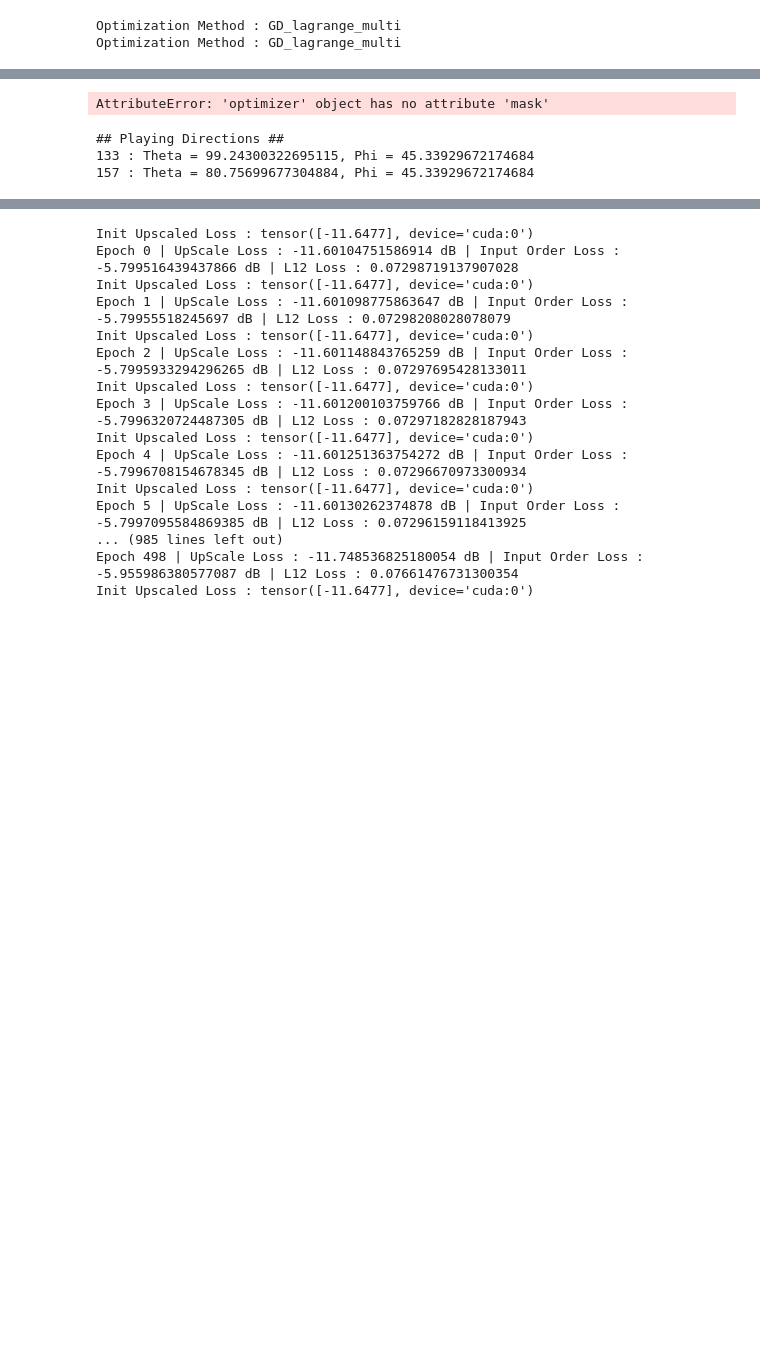
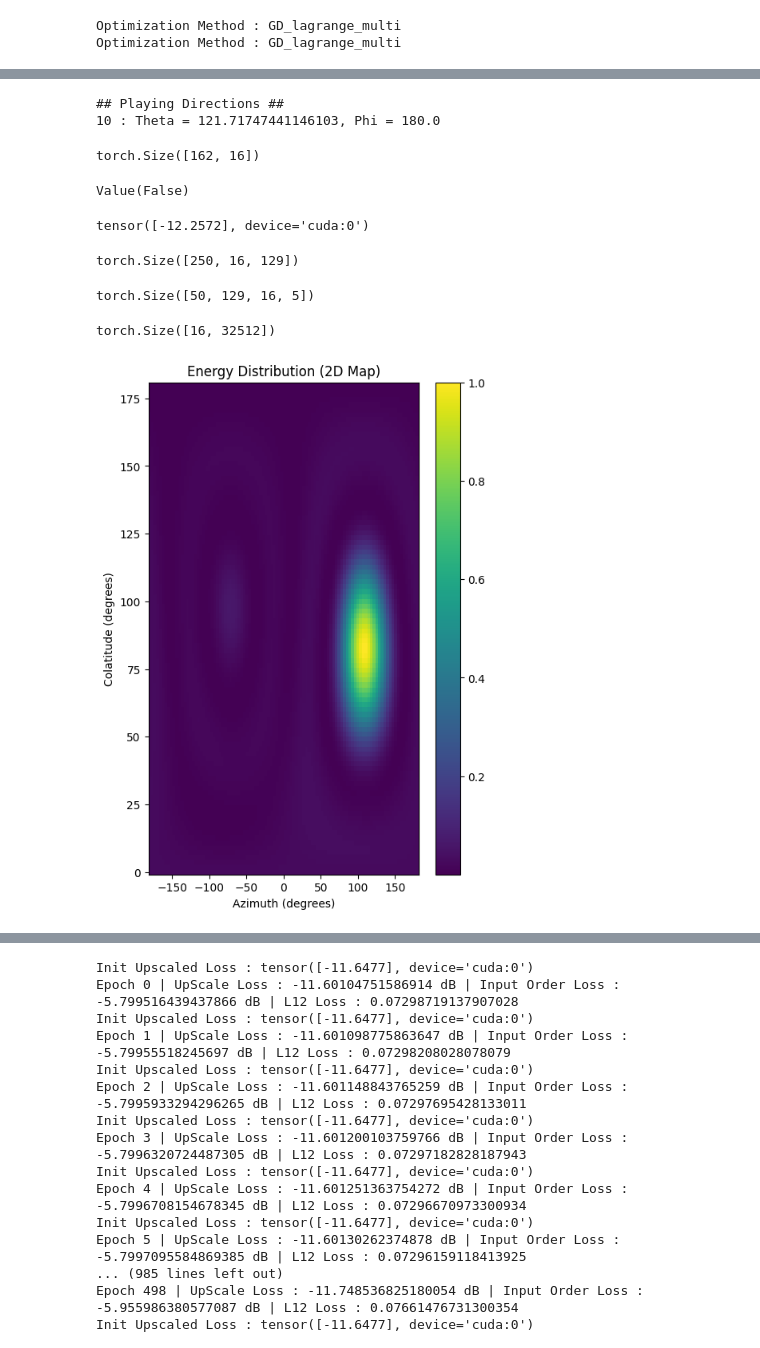
Before and after one commit to Amitmils/AmbisonicUpscaling, a Jupyter notebook: Run_Pipeline.ipynb, the cells around one changed output, grey strips where cells are left out. Drawn from its saved outputs; the diff is of its cells as text; code cells hidden in the pictures; blank space fills up the shorter version.

```diff
--- a/Run_Pipeline.ipynb
+++ b/Run_Pipeline.ipynb
@@ -159,11 +265,31 @@ Upscaled Loss : None
-# %%
-pipeline.plot_dict(pipeline.classic_opt.get_current_state()[0][0],index=30)
-# %% [output]
-AttributeError: 'optimizer' object has no attribute 'mask'
 # %%
 classic_opt_s_t,classic_opt_lagarange = pipeline.classic_opt.get_current_state()
-play_sparse_stft_sound_field(dict_stft=classic_opt_s_t[0],P_th=pipeline.P_th,P_ph=pipeline.P_ph,theta=90,phi=45,radius=10,amplify=5,sr=pipeline.train_set.sr)
+play_sparse_stft_sound_field(dict_stft=classic_opt_s_t[0],P_th=pipeline.P_th,P_ph=pipeline.P_ph,theta=125,phi=180,radius=10,amplify=5,sr=16000)
 # %% [output]
 ## Playing Directions ##
-133 : Theta = 99.24300322695115, Phi = 45.33929672174684
-157 : Theta = 80.75699677304884, Phi = 45.33929672174684
+10 : Theta = 121.71747441146103, Phi = 180.0
+# %%
+Y = create_sh_matrix(N=pipeline.output_order, azi=pipeline.P_ph, zen=pipeline.P_th)
+Y.shape
+# %% [output]
+torch.Size([162, 16])
+# %%
+pipeline.classic_opt.upscaled_loss(loss_in_dB=True)
+# %% [output]
+Value(False)
+tensor([-12.2572], device='cuda:0')
+# %%
+s_dict_to_stft(pipeline.classic_opt.complex_gt_stft_anmt[0]).shape
+# %% [output]
+torch.Size([250, 16, 129])
+# %%
+pipeline.classic_opt.complex_gt_stft_anmt[0].shape
+# %% [output]
+torch.Size([50, 129, 16, 5])
+# %%
+gt_ambi_signal = _istft(s_dict_to_stft(pipeline.classic_opt.complex_gt_stft_anmt[0])) #_istft(high_order_anmf)
+print(gt_ambi_signal.shape)
+k = plot_ambi_energy_2d(gt_ambi_signal,step_size=100)
+# %% [output]
+torch.Size([16, 32512])
+[figure, added]
```
Also changed, not shown: parts of 19 cells of this notebook, 9 other files.
